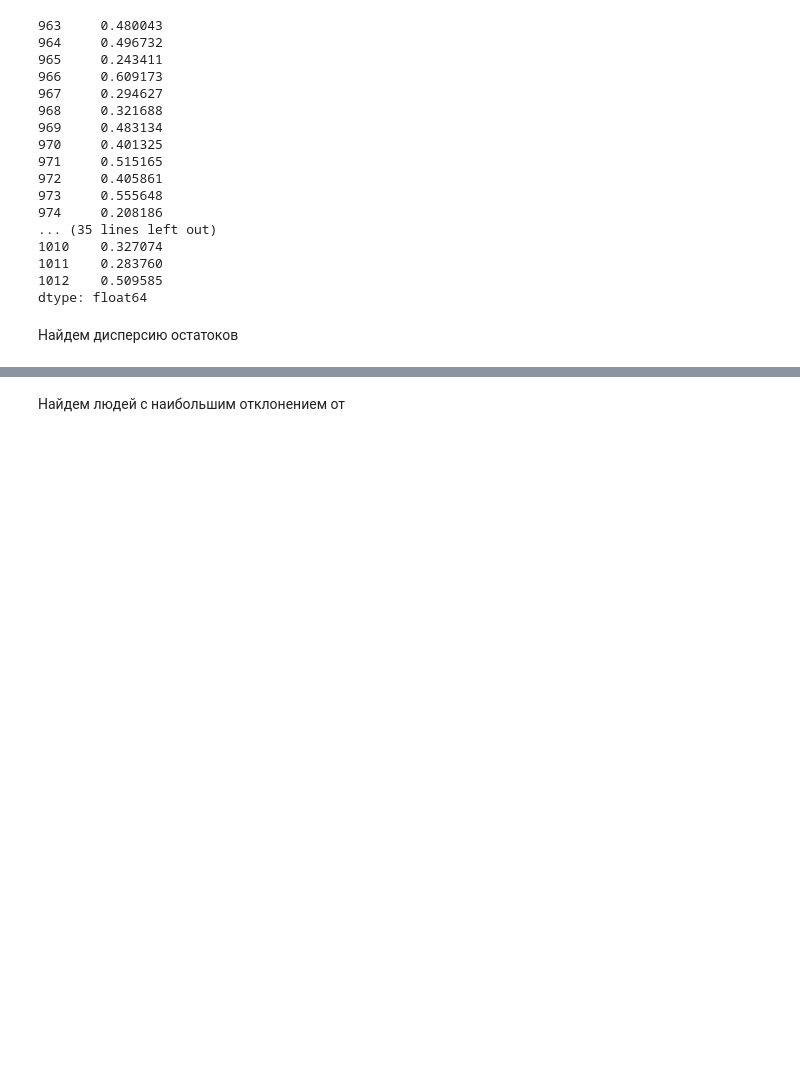
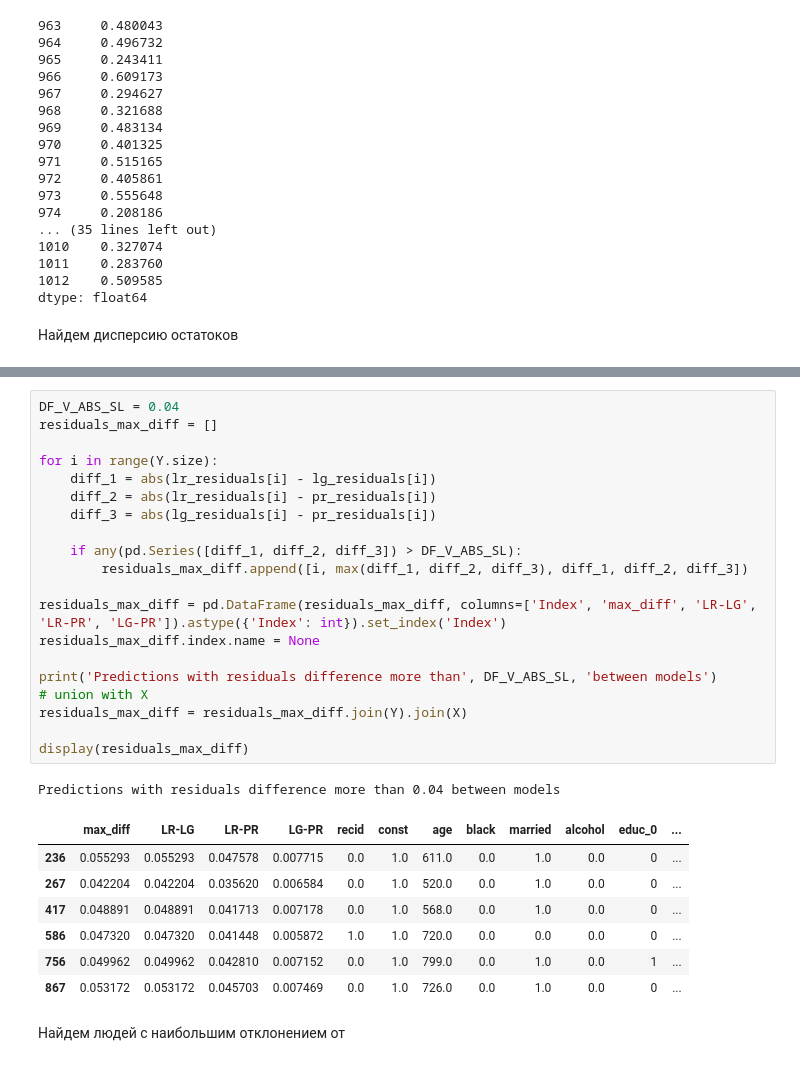
Before and after one commit to SamuraiGalahad/IDZ_HW, a Jupyter notebook: hw.ipynb, the cells around one changed output, grey strips where cells are left out. Saved outputs shown, nothing was run; the diff lists cells and outputs as text; blank space fills up the shorter version.

```diff
--- a/hw.ipynb
+++ b/hw.ipynb
@@ -437,3 +469,32 @@ Probit D:       0.22388364706264352
+# %%
+DF_V_ABS_SL = 0.04
+residuals_max_diff = []
+
+for i in range(Y.size):
+    diff_1 = abs(lr_residuals[i] - lg_residuals[i])
+    diff_2 = abs(lr_residuals[i] - pr_residuals[i])
+    diff_3 = abs(lg_residuals[i] - pr_residuals[i])
+
+    if any(pd.Series([diff_1, diff_2, diff_3]) > DF_V_ABS_SL):
+        residuals_max_diff.append([i, max(diff_1, diff_2, diff_3), diff_1, diff_2, diff_3])
+
+residuals_max_diff = pd.DataFrame(residuals_max_diff, columns=['Index', 'max_diff', 'LR-LG', 'LR-PR', 'LG-PR']).astype({'Index': int}).set_index('Index')
+residuals_max_diff.index.name = None
+
+print('Predictions with residuals difference more than', DF_V_ABS_SL, 'between models')
+# union with X
+residuals_max_diff = residuals_max_diff.join(Y).join(X)
+
+display(residuals_max_diff)
+# %% [output]
+Predictions with residuals difference more than 0.04 between models
+|  | max_diff | LR-LG | LR-PR | LG-PR | recid | const | age | black | married | alcohol | educ_0 | ... |
+| 236 | 0.055293 | 0.055293 | 0.047578 | 0.007715 | 0.0 | 1.0 | 611.0 | 0.0 | 1.0 | 0.0 | 0 | ... |
+| 267 | 0.042204 | 0.042204 | 0.035620 | 0.006584 | 0.0 | 1.0 | 520.0 | 0.0 | 1.0 | 0.0 | 0 | ... |
+| 417 | 0.048891 | 0.048891 | 0.041713 | 0.007178 | 0.0 | 1.0 | 568.0 | 0.0 | 1.0 | 0.0 | 0 | ... |
+| 586 | 0.047320 | 0.047320 | 0.041448 | 0.005872 | 1.0 | 1.0 | 720.0 | 0.0 | 0.0 | 0.0 | 0 | ... |
+| 756 | 0.049962 | 0.049962 | 0.042810 | 0.007152 | 0.0 | 1.0 | 799.0 | 0.0 | 1.0 | 0.0 | 1 | ... |
+| 867 | 0.053172 | 0.053172 | 0.045703 | 0.007469 | 0.0 | 1.0 | 726.0 | 0.0 | 1.0 | 0.0 | 0 | ... |
 # %% [markdown]
 Найдем людей с наибольшим отклонением от
 # %%
```
Also changed, not shown: parts of 2 cells of this notebook.
